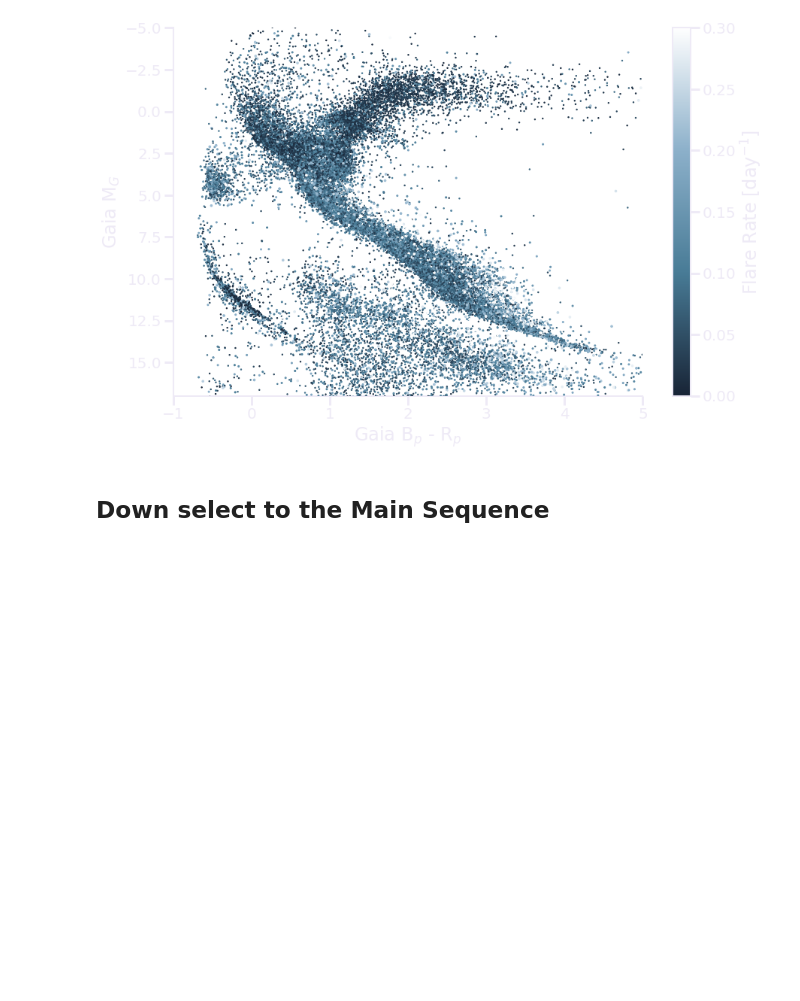
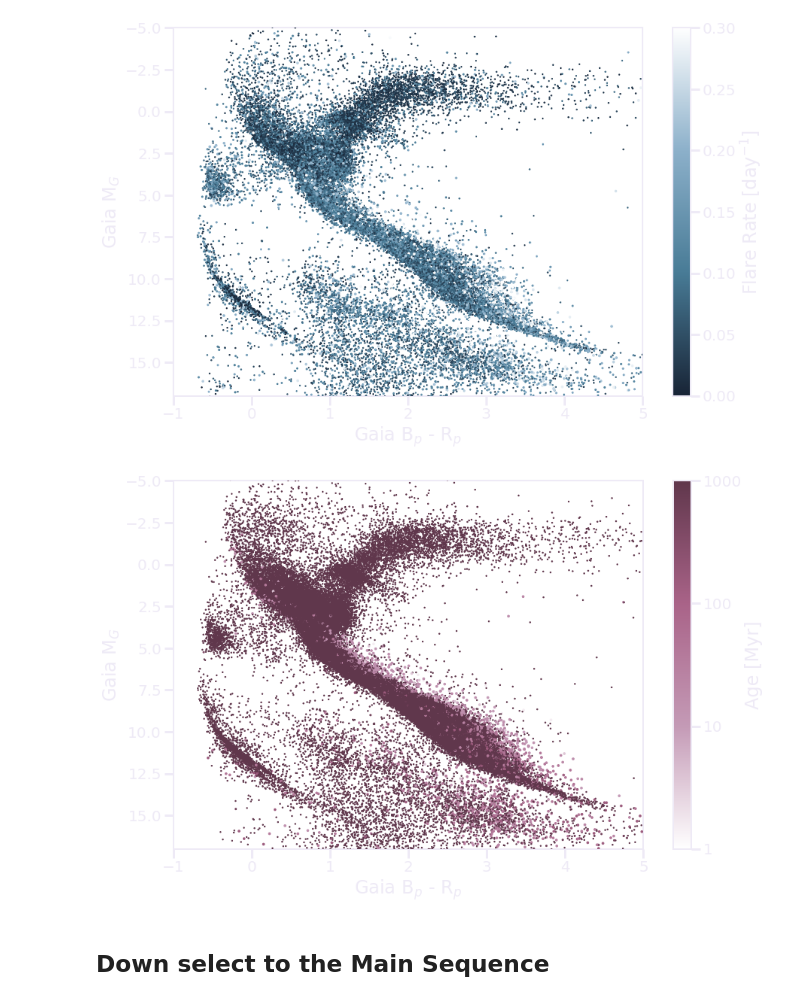
Before and after one commit to afeinstein20/flares_soc, a Jupyter notebook: notebooks/criticality_notebook.ipynb, the cells around one changed output. Saved outputs shown, nothing was run; the diff lists cells and outputs as text; code cells hidden in the pictures; blank space fills up the shorter version.

```diff
--- a/notebooks/criticality_notebook.ipynb
+++ b/notebooks/criticality_notebook.ipynb
@@ -142,6 +142,79 @@ plt.savefig(os.path.join(figdir,'hr_dark_present.png'), rasterize=True,
             bbox_inches='tight', dpi=300, transparent=True)
 # %% [output]
 [figure]
+# %%
+ages = Table.read('/Users/arcticfox/Documents/youngStars/catalogs/group_age.txt', format='ascii')
+age_col = np.full(len(stars), np.nan)
+for i in range(len(ages)):
+    inds = np.where(stars['BANYAN_BEST_HYP']==ages['NAME'][i])[0]
+    if ages['NAME'][i] == 'FIELD':
+        age_col[inds] = 1000
+    else:
+        age_col[inds] = ages['AGE'][i]
+
+# Sets the sizes of points for HR diagram
+s = np.zeros(len(stars))
+s[age_col>=800] = 2
+s[(age_col>=200) & (age_col<800)] = 4
+s[age_col<=200] = 7
+# %%
+blue, pink = present_cmap()
+
+fig, ax1 = plt.subplots(figsize=(14,9), sharex=False)
+#fig.set_facecolor('k')
+flaresvmin=0
+flaresvmax=0.3
+
+if COLOR == 'white':
+    cmap = blue.reversed()
+    cmap2 = pink.reversed()
+else:
+    cmap = blue
+    cmap2 = pink
+
+im = ax1.scatter(stars['bp_rp'],
+                 stars['M_G'],
+                 c=np.log10(age_col),
+                 s=s,
+                 vmin=0,
+                 vmax=3,
+                 cmap=cmap2,
+                 zorder=3)
+cbar = fig.colorbar(im)
+cbar.set_label(label='Age [Myr]', fontsize=24)
+cbar.set_ticks([0,1,2,3])
+cbar.set_ticklabels(['1', '10', '100', '1000'])
+xticks = [-1,0,1,2,3,4,5]
+upxticks = np.array([cmd_mass[cmd_bprp>=0][0],
+                     cmd_mass[cmd_bprp>=2][0],
+                     cmd_mass[cmd_bprp>=4][0]])
+ax1.set_xlim(-1, 5)
+ax1.set_xticks(xticks)
+
+plt.ylim(17,-5)
+
+"""
+twinticks = [0.327, 1.21, 2.13, 2.78, 4.86]
+ax2 = ax1.twiny()
+ax2.set_xticks(twinticks)
+ax2.set_xticklabels([])
+
+
+types = ['A','F','G','K','M']
+xvals = [-0.9, -0.1, 1, 1.9, 3.6]
+for i in range(len(types)):
+    ax1.text(y=-5.2, x=xvals[i], s=types[i])
+ax1.text(y=-6.2, x=2, s='Spectral Type', va='center', ha='center')
+"""
+
+ax1.set_xlabel('Gaia B$_p$ - R$_p$', fontsize=24)
+ax1.set_ylabel('Gaia M$_G$', fontsize=24)
+plt.subplots_adjust(hspace=0.1)
+ax1.set_rasterized(True)
+plt.savefig(os.path.join(figdir,'hr_age_dark_present.png'), rasterize=True,
+            bbox_inches='tight', dpi=300, transparent=True)
+# %% [output]
+[figure, added]
 # %% [markdown]
 ## Down select to the Main Sequence
 # %%
```
Also changed, not shown: 1 other file.
